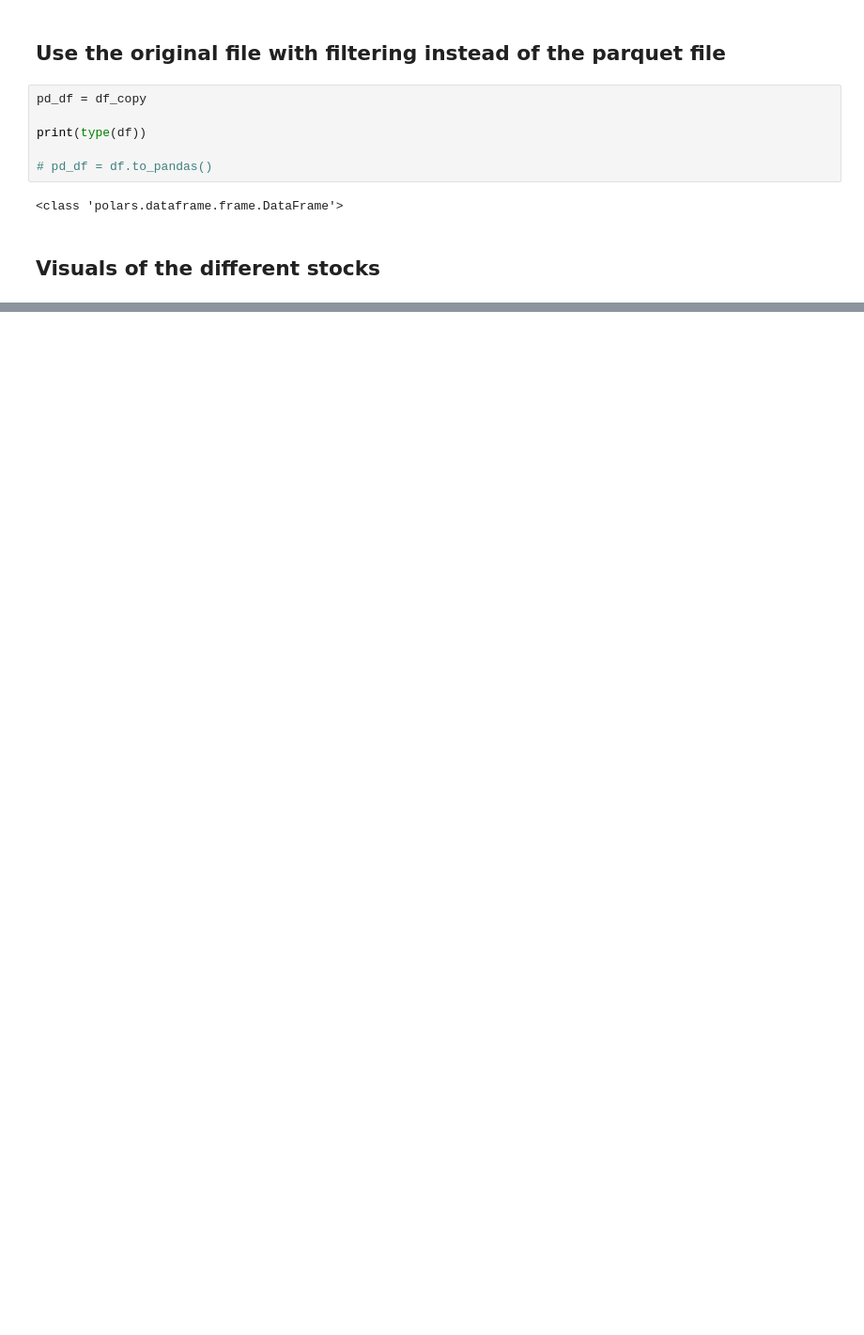
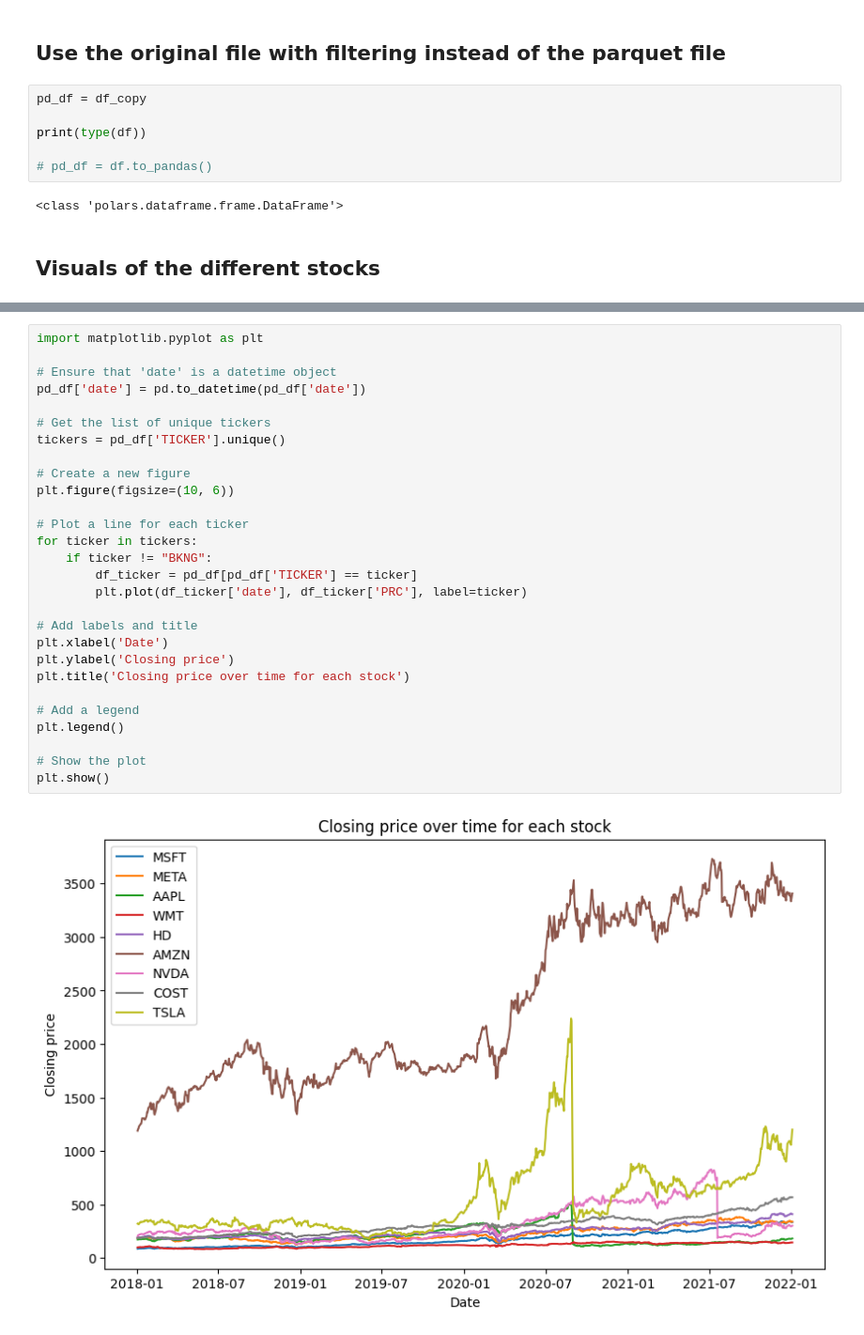
Before and after one commit to Spipers/FinalThesisQF, a Jupyter notebook: Notebooks/updated_version/Stock_data_compression_new.ipynb, the cells around one changed output, grey strips where cells are left out. Shown: that part at 94% size. Drawn from its saved outputs; the diff is of its cells as text; blank space fills up the shorter version.

```diff
--- a/Notebooks/updated_version/Stock_data_compression_new.ipynb
+++ b/Notebooks/updated_version/Stock_data_compression_new.ipynb
@@ -377,0 +403,30 @@ plt.show()
+# %%
+import matplotlib.pyplot as plt
+
+# Ensure that 'date' is a datetime object
+pd_df['date'] = pd.to_datetime(pd_df['date'])
+
+# Get the list of unique tickers
+tickers = pd_df['TICKER'].unique()
+
+# Create a new figure
+plt.figure(figsize=(10, 6))
+
+# Plot a line for each ticker
+for ticker in tickers:
+    if ticker != "BKNG":
+        df_ticker = pd_df[pd_df['TICKER'] == ticker]
+        plt.plot(df_ticker['date'], df_ticker['PRC'], label=ticker)
+
+# Add labels and title
+plt.xlabel('Date')
+plt.ylabel('Closing price')
+plt.title('Closing price over time for each stock')
+
+# Add a legend
+plt.legend()
+
+# Show the plot
+plt.show()
+# %% [output]
+[figure, added]
```
Also changed, not shown: parts of 13 cells of this notebook, 5 other files.
